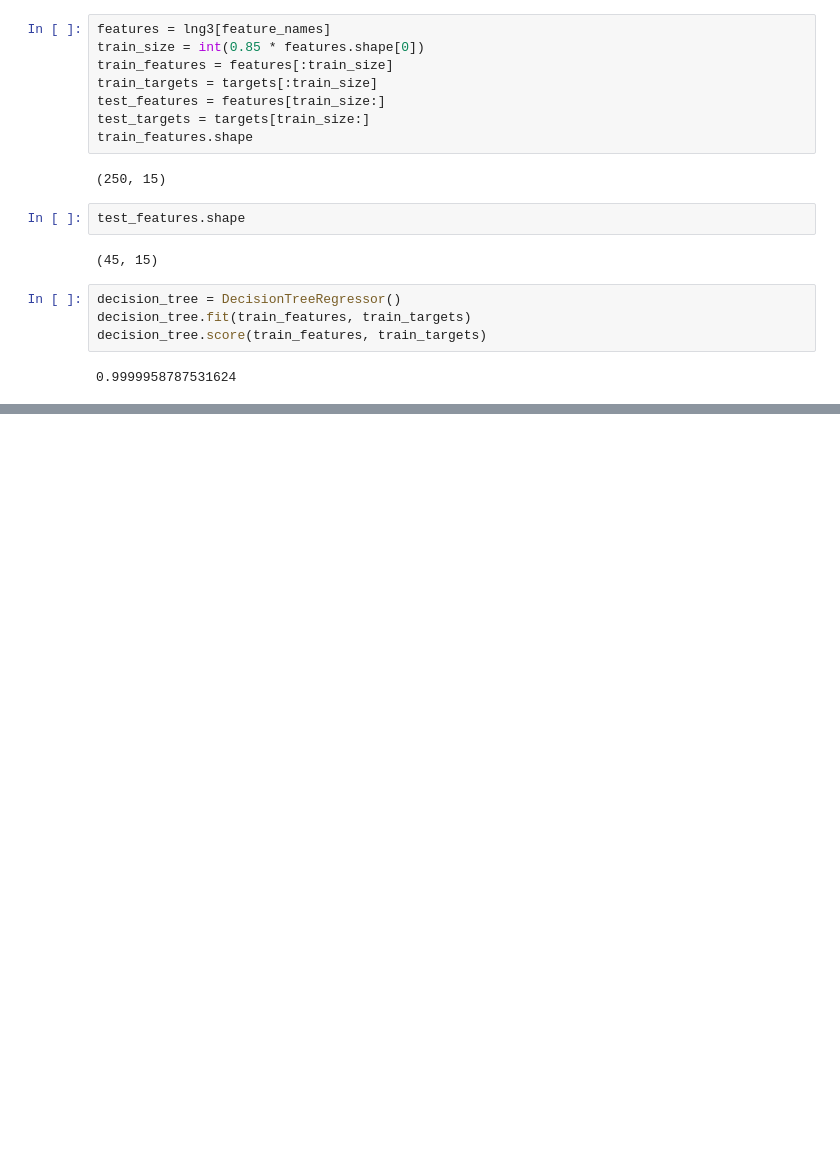
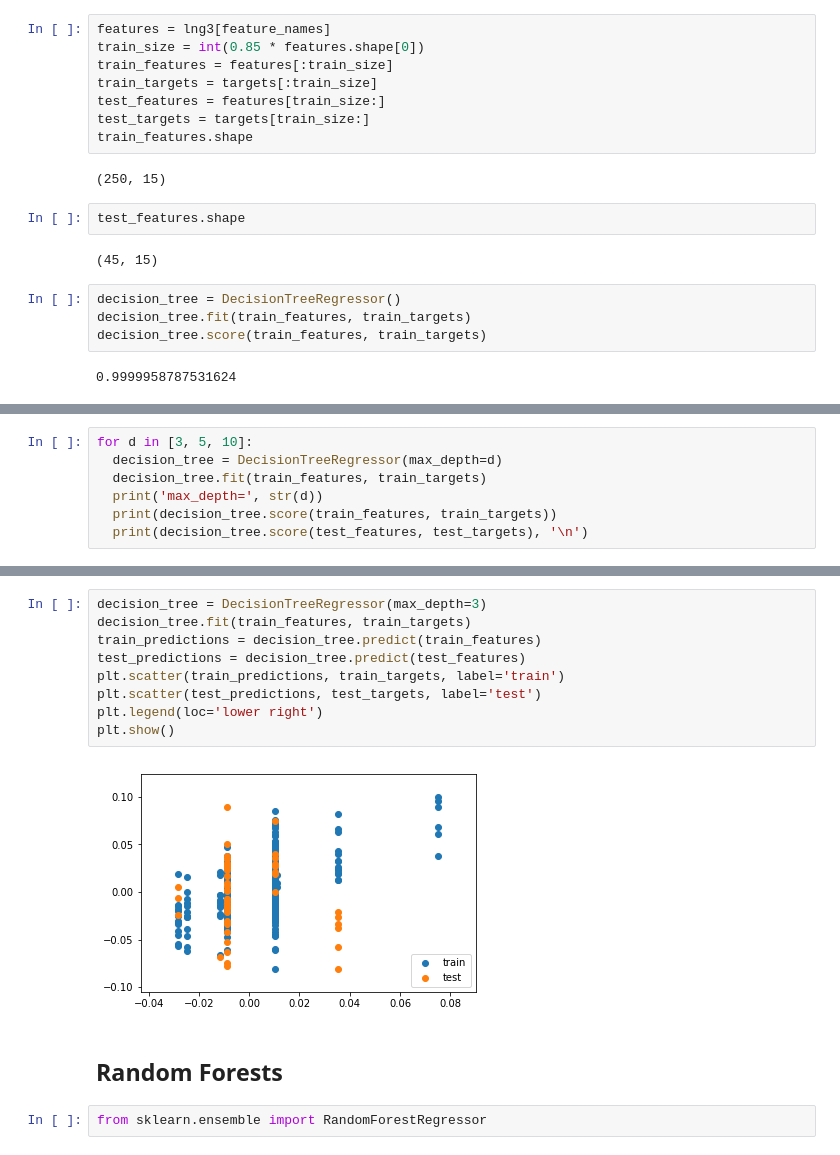
Before and after one commit to thap/machine-learning-finance, a Jupyter notebook: notebooks/Machine_Learning_for_Finance.ipynb, the cells around one changed output, grey strips where cells are left out. Cells and saved outputs as stored; diff of their text form; blank space fills up the shorter version.

```diff
--- a/notebooks/Machine_Learning_for_Finance.ipynb
+++ b/notebooks/Machine_Learning_for_Finance.ipynb
@@ -472,0 +562,7 @@ decision_tree.score(test_features, test_targets)
+# %%
+for d in [3, 5, 10]:
+  decision_tree = DecisionTreeRegressor(max_depth=d)
+  decision_tree.fit(train_features, train_targets)
+  print('max_depth=', str(d))
+  print(decision_tree.score(train_features, train_targets))
+  print(decision_tree.score(test_features, test_targets), '\n')
@@ -472,0 +581,15 @@ decision_tree.score(test_features, test_targets)
+# %%
+decision_tree = DecisionTreeRegressor(max_depth=3)
+decision_tree.fit(train_features, train_targets)
+train_predictions = decision_tree.predict(train_features)
+test_predictions = decision_tree.predict(test_features)
+plt.scatter(train_predictions, train_targets, label='train')
+plt.scatter(test_predictions, test_targets, label='test')
+plt.legend(loc='lower right')
+plt.show()
+# %% [output]
+[figure, added]
+# %% [markdown]
+## Random Forests
+# %%
+from sklearn.ensemble import RandomForestRegressor
```
Also changed, not shown: parts of 67 cells of this notebook.
